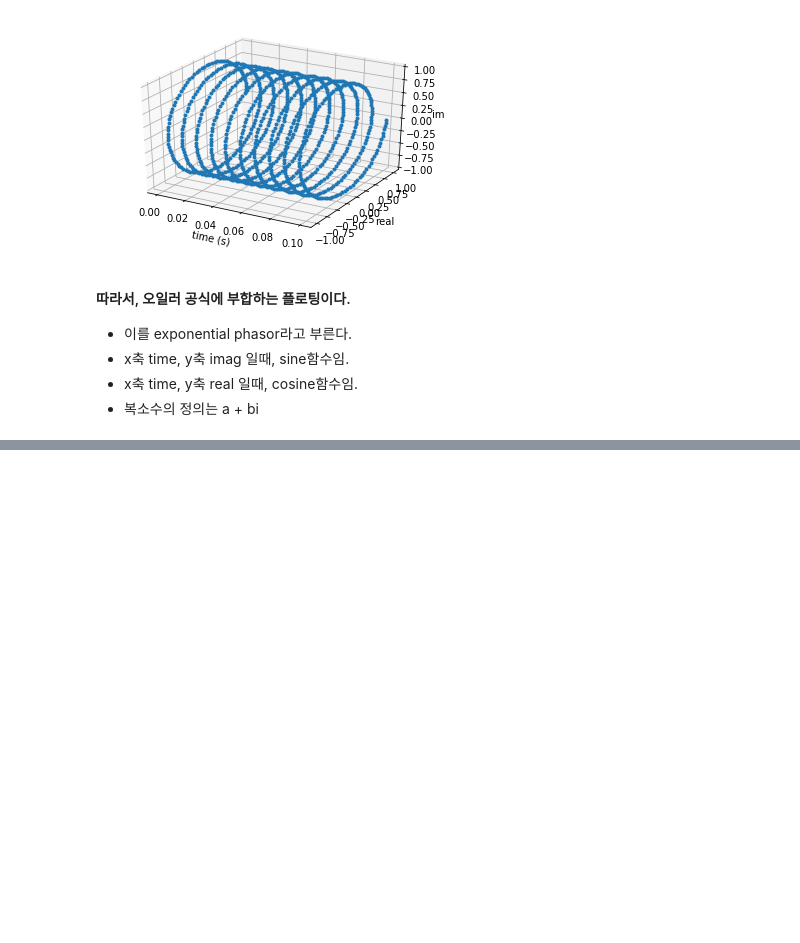
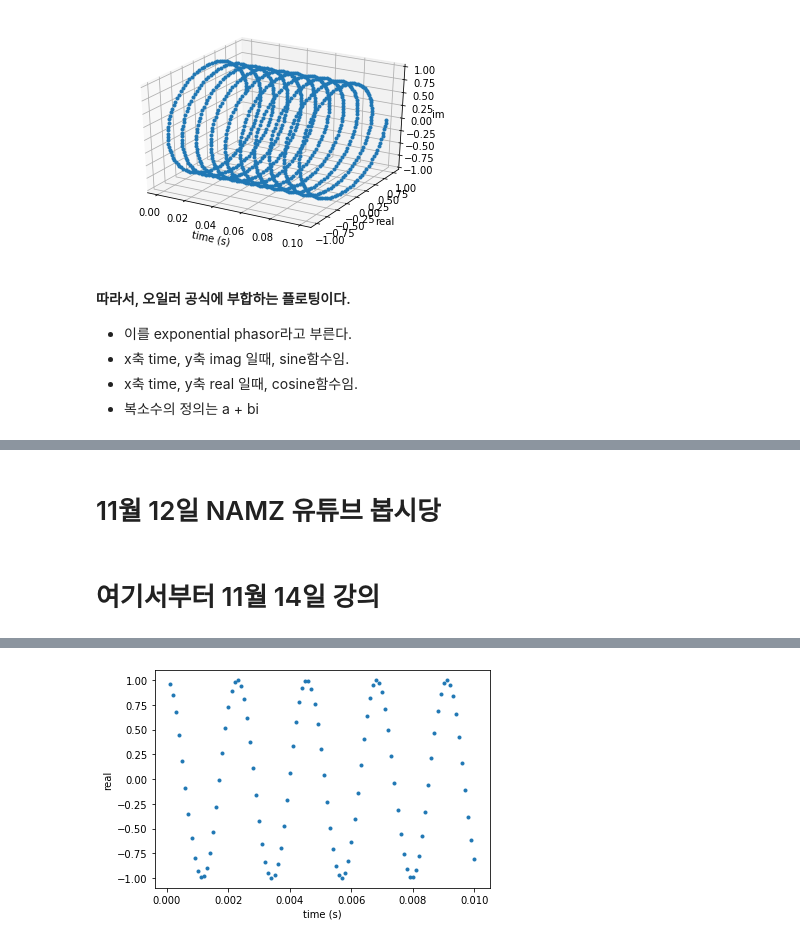
Before and after one commit to lmhljhlmhljh/class2019Fall, a Jupyter notebook: 5. Sound.ipynb, the cells around one changed output, grey strips where cells are left out. Cells and saved outputs as stored; diff of their text form; code cells hidden in the pictures; blank space fills up the shorter version.

```diff
--- a/5. Sound.ipynb
+++ b/5. Sound.ipynb
@@ -214,0 +229,4 @@ ipd.Audio(c.real, rate=sr)
+# %% [markdown]
+# 11월 12일 NAMZ 유튜브 봅시당
+# %% [markdown]
+# 여기서부터 11월 14일 강의
@@ -214,0 +241,20 @@ ipd.Audio(c.real, rate=sr)
+# %%
+# generate time
+t = np.arange(1, sr * dur+1)/sr
+# generate phase
+theta = t * 2*np.pi * freq
+# generate signal by cosine-phasor : cosine으로 했을 때와 sine으로 했을 때 소리가 똑같다.
+# (함수가 조금 이동한 것밖에 안됨. 90도, 1/2파이) - Phase에 우리의 귀는 sensitive하지 않음.(즉, 각도 혹은 함수의 이동에는 민감X)
+# 대신 freq, amp에 우리의 귀는 민감하다.
+s = amp * np.cos(theta)
+
+# 5.plotting
+fig = plt.figure()
+ax = fig.add_subplot(111)
+# time과, s
+ax.plot(t[0:100], s[0:100], '.')
+ax.set_xlabel('time (s)')
+ax.set_ylabel('real')
+
+ipd.Audio(s, rate=sr)
+# %% [output]
@@ -215,3 +262,4 @@ ipd.Audio(c.real, rate=sr)
+[figure, added]
 # %%
 # generate samples, note conversion to float32 array
 F0 = 100; Fend = int(sr/2); s = np.zeros(len(t));
```
Also changed, not shown: parts of 28 cells of this notebook.
